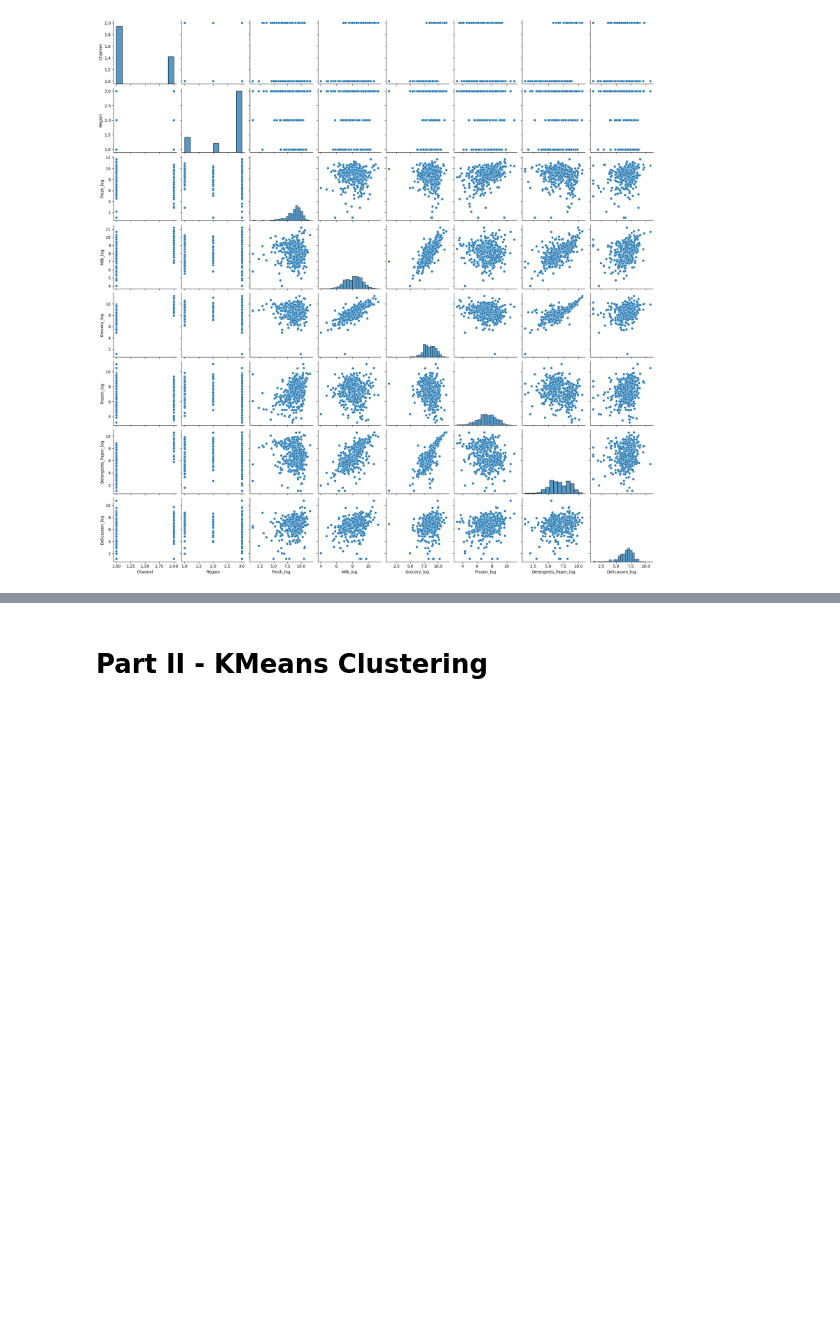
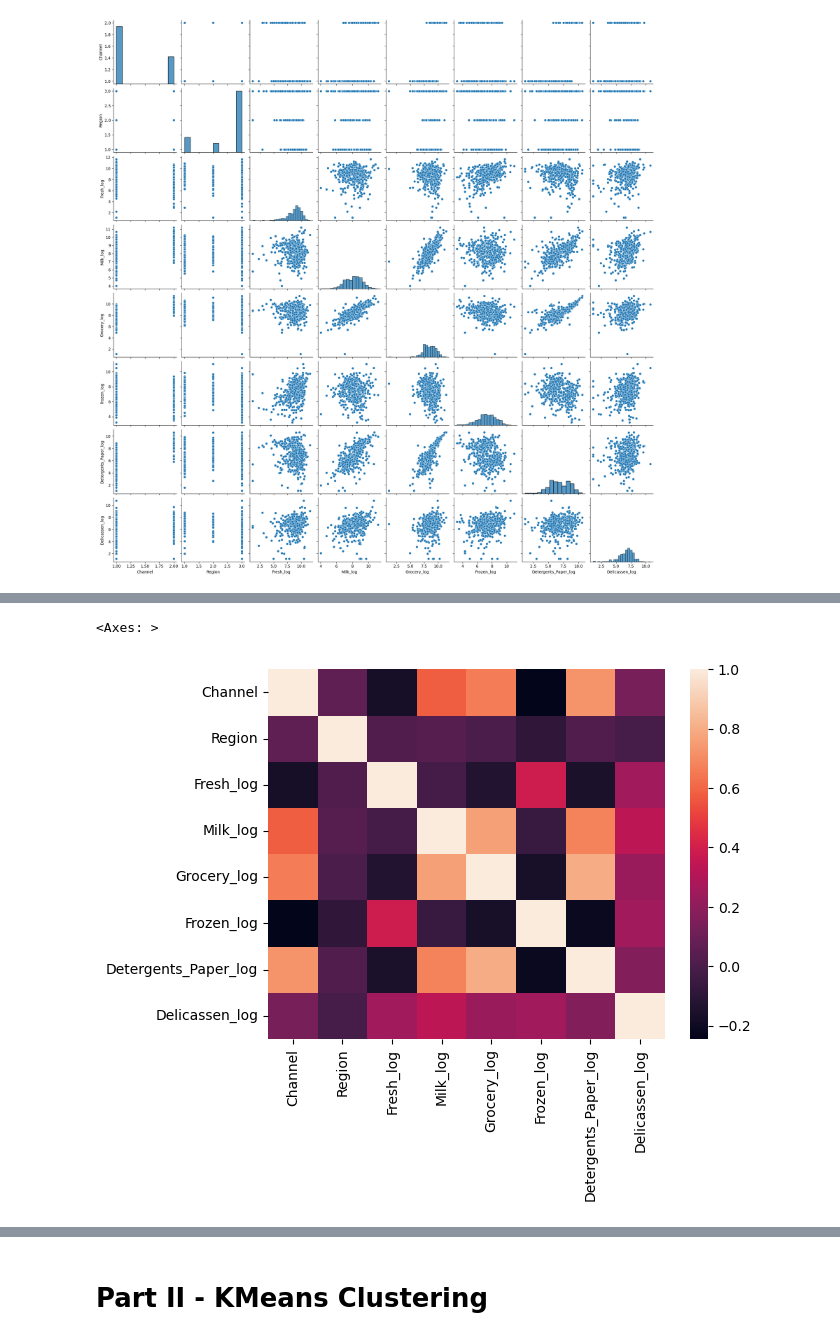
Before and after one commit to j-lepard/Understanding-Grocery-Data, a Jupyter notebook: Unsupervised Learning - Project.ipynb, the cells around one changed output, grey strips where cells are left out. Saved outputs shown, nothing was run; the diff lists cells and outputs as text; code cells hidden in the pictures; blank space fills up the shorter version.

```diff
--- a/Unsupervised Learning - Project.ipynb
+++ b/Unsupervised Learning - Project.ipynb
@@ -125,0 +157,5 @@ plt.show()
+# %%
+sns.heatmap(data_raw_log.corr())
+# %% [output]
+<Axes: >
+[figure, added]
```
Also changed, not shown: parts of 18 cells of this notebook.
